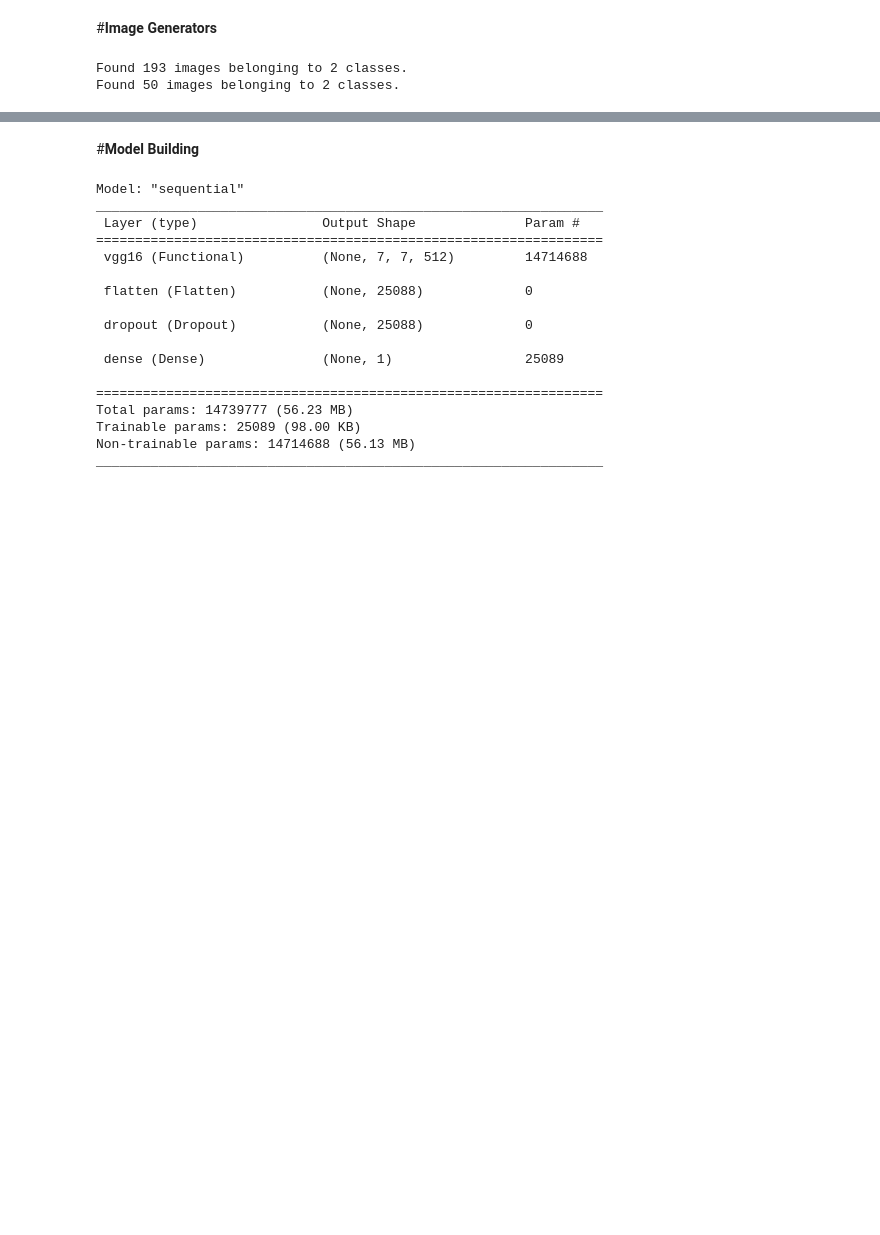
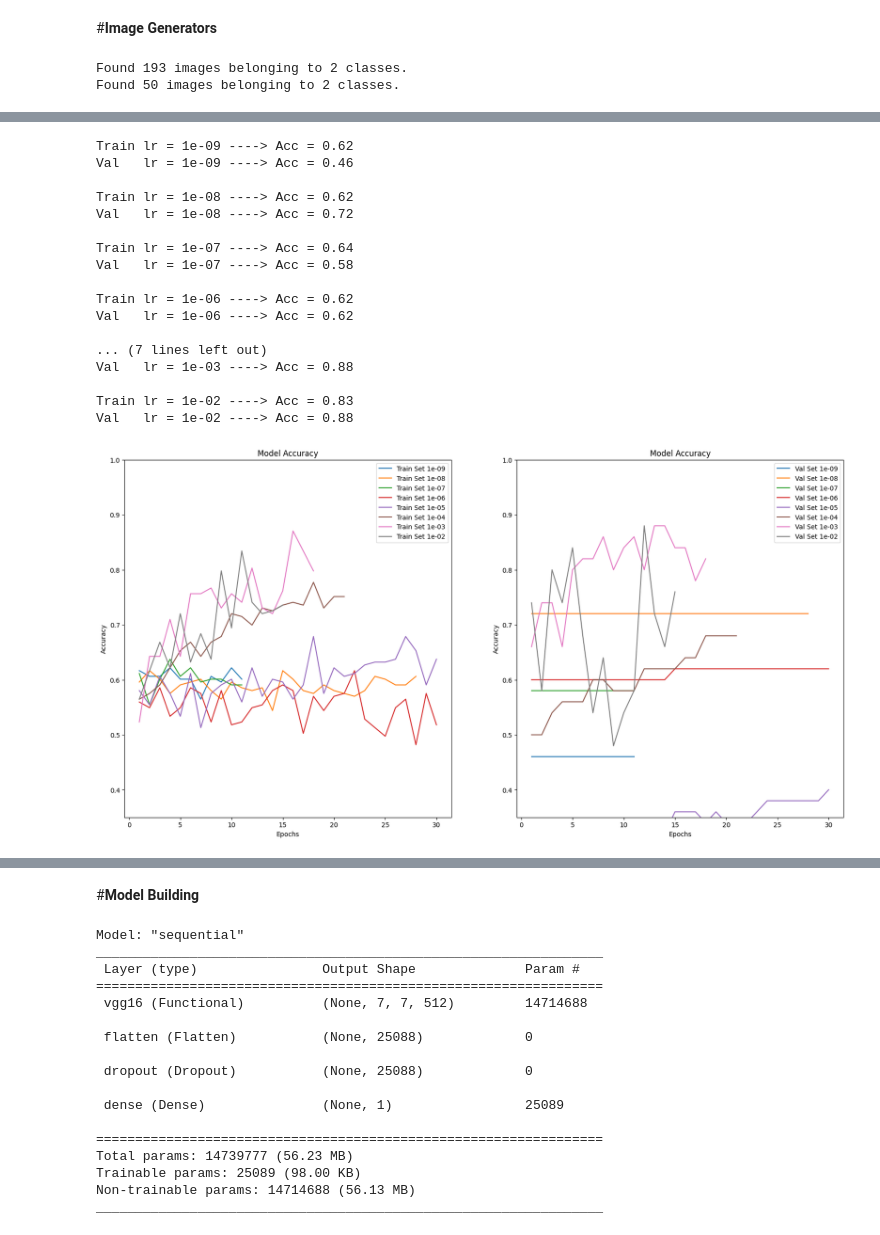
Before and after one commit to gqkd/MRI_Brain_Tumor_Detection, a Jupyter notebook: Brain_Tumor_Detection.ipynb, the cells around one changed output, grey strips where cells are left out. Cells and saved outputs as stored; diff of their text form; code cells hidden in the pictures; blank space fills up the shorter version.

```diff
--- a/Brain_Tumor_Detection.ipynb
+++ b/Brain_Tumor_Detection.ipynb
@@ -911,0 +1116,13 @@ WARNING:matplotlib.image:Clipping input data to the valid range for imshow with
+# %%
+folder = '/content/dataset/lr_tests_adam'
+for i,model_path in enumerate(os.listdir(folder)):
+  #load the best model
+  model = tf.keras.models.load_model(os.path.join(folder, model_path))
+
+  # validate on test set
+  predictions = model.predict(pre_X_test)
+
+  predictions = [1 if x>0.5 else 0 for x in predictions]
+
+  accuracy = accuracy_score(y_test, predictions)
+  print(f'Test Accuracy with lr {lr_list[i]:.0e} = {accuracy:.2f}')
@@ -911,0 +1227,51 @@ WARNING:matplotlib.image:Clipping input data to the valid range for imshow with
+# %%
+fig, axs = plt.subplots(2,figsize=(20,10))
+
+for i,history in enumerate(histories_rms_range):
+  # plot model performance
+  acc = history.history['accuracy']
+  val_acc = history.history['val_accuracy']
+  loss = history.history['loss']
+  val_loss = history.history['val_loss']
+  epochs_range = range(1, len(history.epoch) + 1)
+
+  print(f'Train lr = {lr_list[i]:.0e} ----> Acc = {max(acc):.2f}')
+  print(f'Val   lr = {lr_list[i]:.0e} ----> Acc = {max(val_acc):.2f}\n')
+
+  plt.subplot(1, 2, 1)
+  plt.plot(epochs_range, acc, label=f'Train Set {lr_list[i]:.0e}')
+  plt.legend(loc="best")
+  plt.xlabel('Epochs')
+  plt.ylabel('Accuracy')
+  plt.title('Model Accuracy')
+  plt.ylim([0.35,1])
+
+  plt.subplot(1, 2, 2)
+  plt.plot(epochs_range, val_acc, label=f'Val Set {lr_list[i]:.0e}')
+  plt.legend(loc="best")
+  plt.xlabel('Epochs')
+  plt.ylabel('Accuracy')
+  plt.title('Model Accuracy')
+  plt.ylim([0.35,1])
+
+  # for ax in axs.flat:
+  #     ax.grid(True)
+# %% [output]
+Train lr = 1e-09 ----> Acc = 0.62
+Val   lr = 1e-09 ----> Acc = 0.46
+
+Train lr = 1e-08 ----> Acc = 0.62
+Val   lr = 1e-08 ----> Acc = 0.72
+
+Train lr = 1e-07 ----> Acc = 0.64
+Val   lr = 1e-07 ----> Acc = 0.58
+
+Train lr = 1e-06 ----> Acc = 0.62
+Val   lr = 1e-06 ----> Acc = 0.62
+
+... (7 lines left out)
+Val   lr = 1e-03 ----> Acc = 0.88
+
+Train lr = 1e-02 ----> Acc = 0.83
+Val   lr = 1e-02 ----> Acc = 0.88
+[figure, added]
```
Also changed, not shown: parts of 20 cells of this notebook.
